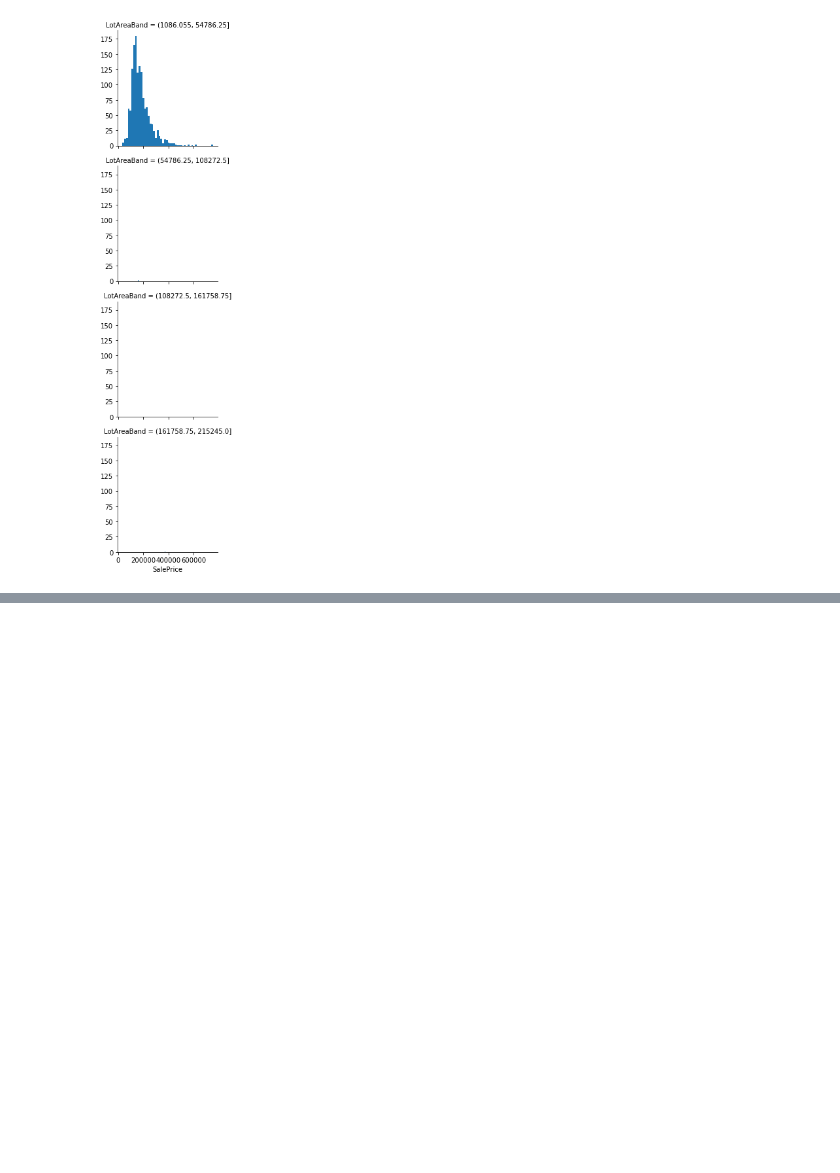
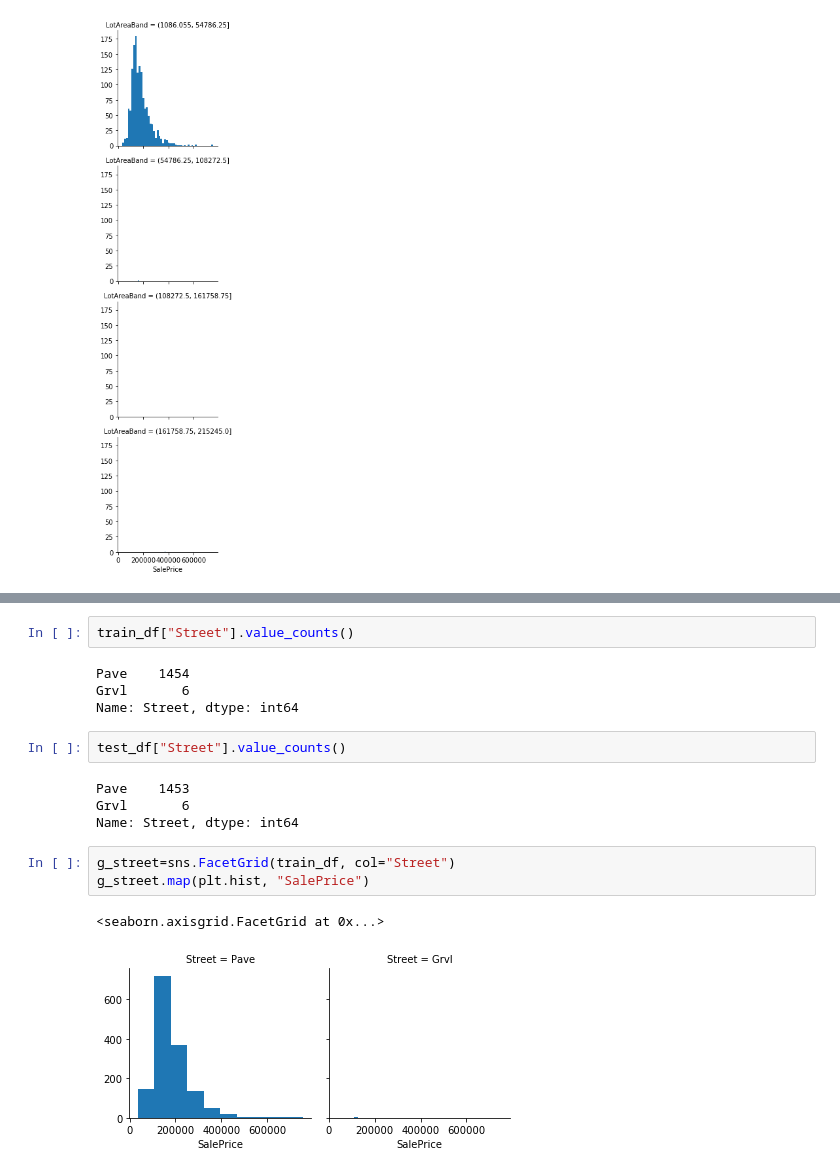
Before and after one commit to imgoodman/kaggle-ml, a Jupyter notebook: house-price/house-price.ipynb, the cells around one changed output, grey strips where cells are left out. Drawn from its saved outputs; the diff is of its cells as text; blank space fills up the shorter version.

```diff
--- a/house-price/house-price.ipynb
+++ b/house-price/house-price.ipynb
@@ -472,0 +499,18 @@ g_lotareaband.map(plt.hist, "SalePrice", bins=50)
+# %%
+train_df["Street"].value_counts()
+# %% [output]
+Pave    1454
+Grvl       6
+Name: Street, dtype: int64
+# %%
+test_df["Street"].value_counts()
+# %% [output]
+Pave    1453
+Grvl       6
+Name: Street, dtype: int64
+# %%
+g_street=sns.FacetGrid(train_df, col="Street")
+g_street.map(plt.hist, "SalePrice")
+# %% [output]
+<seaborn.axisgrid.FacetGrid at 0x...>
+[figure, added]
```
Also changed, not shown: parts of 27 cells of this notebook.
